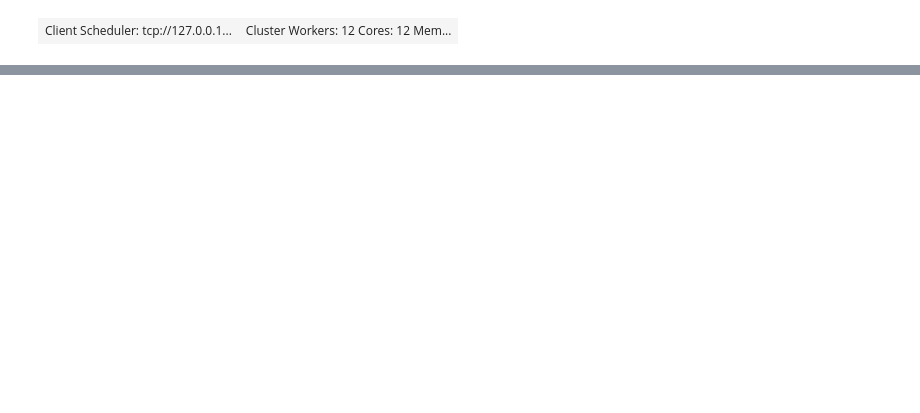
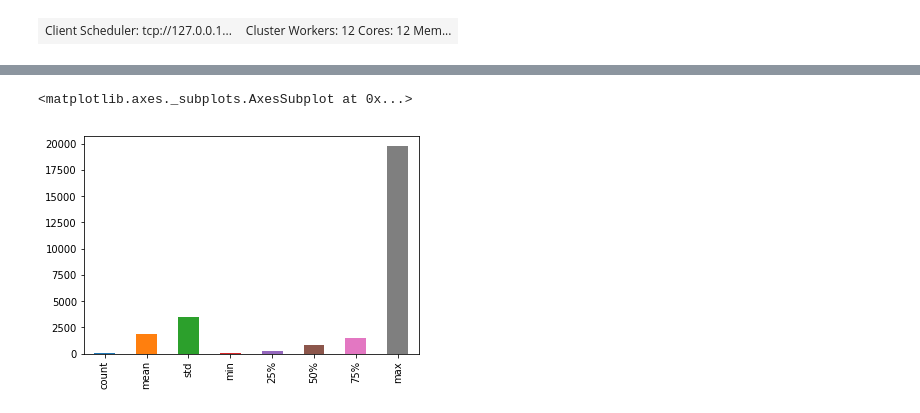
Before and after one commit to Barrett-Rogers/dq6-bluebook-pros, a Jupyter notebook: lydia_dq6.ipynb, the cells around one changed output, grey strips where cells are left out. Cells and saved outputs as stored; diff of their text form; code cells hidden in the pictures; blank space fills up the shorter version.

```diff
--- a/lydia_dq6.ipynb
+++ b/lydia_dq6.ipynb
@@ -174,0 +301,5 @@ hop_ready4neo.head()
+# %%
+tn.patient_count.describe().plot.bar()
+# %% [output]
+<matplotlib.axes._subplots.AxesSubplot at 0x...>
+[figure, added]
```
Also changed, not shown: parts of 64 cells of this notebook.
